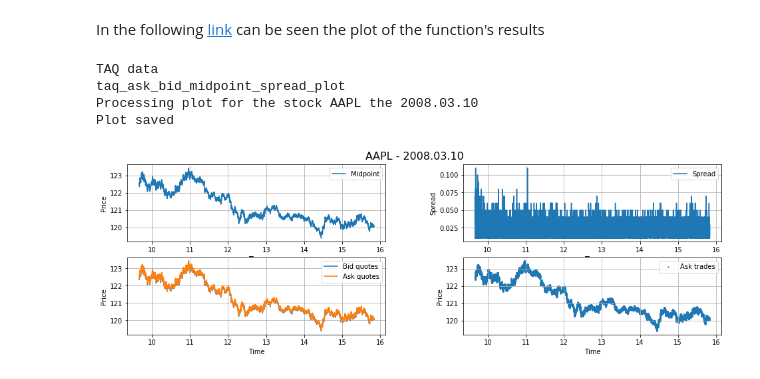
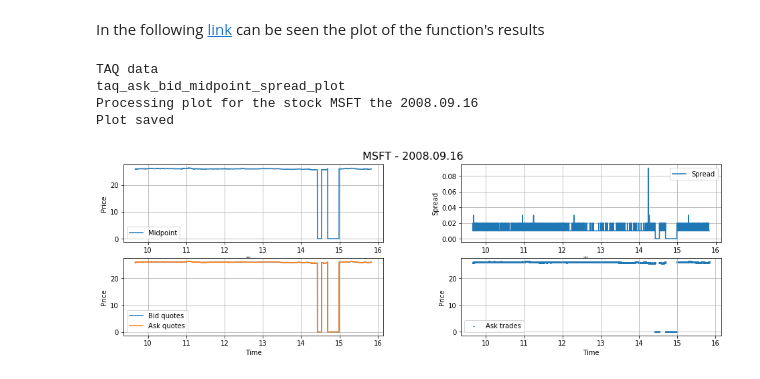
Before and after one commit to juanhenao21/financial_response_spread_year, a Jupyter notebook: Cross_response_individual_stock/taq_algorithms/taq_ask_bid_midpoint_spread_plot.ipynb, the cells around one changed output. Cells and saved outputs as stored; diff of their text form; code cells hidden in the pictures.

Commit message:
TAQ full year test

```diff
--- a/Cross_response_individual_stock/taq_algorithms/taq_ask_bid_midpoint_spread_plot.ipynb
+++ b/Cross_response_individual_stock/taq_algorithms/taq_ask_bid_midpoint_spread_plot.ipynb
@@ -34,24 +34,24 @@ def taq_ask_bid_midpoint_spread_plot(ticker, year, month, day):
 
     ask = pickle.load(open(''.join((
                            '../taq_data_{1}/taq_midpoint_data/taq_midpoint_'
-                           + 'data_ask_{1}{2}{3}_{0}.pickl').split())
+                           + 'data_ask_{1}{2}{3}_{0}.pickle').split())
                            .format(ticker, year, month, day), 'rb'))
     bid = pickle.load(open(''.join((
                            '../taq_data_{1}/taq_midpoint_data/taq_midpoint_'
-                           + 'data_bid_{1}{2}{3}_{0}.pickl').split())
+                           + 'data_bid_{1}{2}{3}_{0}.pickle').split())
                            .format(ticker, year, month, day), 'rb'))
     midpoint = pickle.load(open(''.join((
                                 '../taq_data_{1}/taq_midpoint_data/taq_'
-                                + 'midpoint_data_midpoint_{1}{2}{3}_{0}.pickl'
+                                + 'midpoint_data_midpoint_{1}{2}{3}_{0}.pickle'
                                 ).split())
                                 .format(ticker, year, month, day), 'rb'))
     spread = pickle.load(open(''.join((
                               '../taq_data_{1}/taq_midpoint_data/taq_midpoint'
-                              + '_data_spread_{1}{2}{3}_{0}.pickl').split())
+                              + '_data_spread_{1}{2}{3}_{0}.pickle').split())
                               .format(ticker, year, month, day), 'rb'))
     time = pickle.load(open(''.join((
                             '../taq_data_{}/taq_midpoint_data/taq_midpoint_'
-                            + 'data_time.pickl').split()).format(year), 'rb'))
+                            + 'data_time.pickle').split()).format(year), 'rb'))
 
     figure = plt.figure(figsize=(16, 9))
     figure.suptitle('{} - {}.{}.{}'.format(ticker, year, month, day),
@@ -114,13 +114,13 @@ def taq_ask_bid_midpoint_spread_plot(ticker, year, month, day):
 # %%
 tickers = ['AAPL', 'MSFT']
 year = '2008'
 month = '03'
 days = ['10', '11', '12', '13', '14']
 
-taq_ask_bid_midpoint_spread_plot('AAPL', year, month, '10')
+taq_ask_bid_midpoint_spread_plot('MSFT', year, '09', '16')
 # %% [output]
 TAQ data
 taq_ask_bid_midpoint_spread_plot
-Processing plot for the stock AAPL the 2008.03.10
+Processing plot for the stock MSFT the 2008.09.16
 Plot saved
-[figure, old version]
+[figure, new version]
```
Also changed, not shown: 12 other files.
